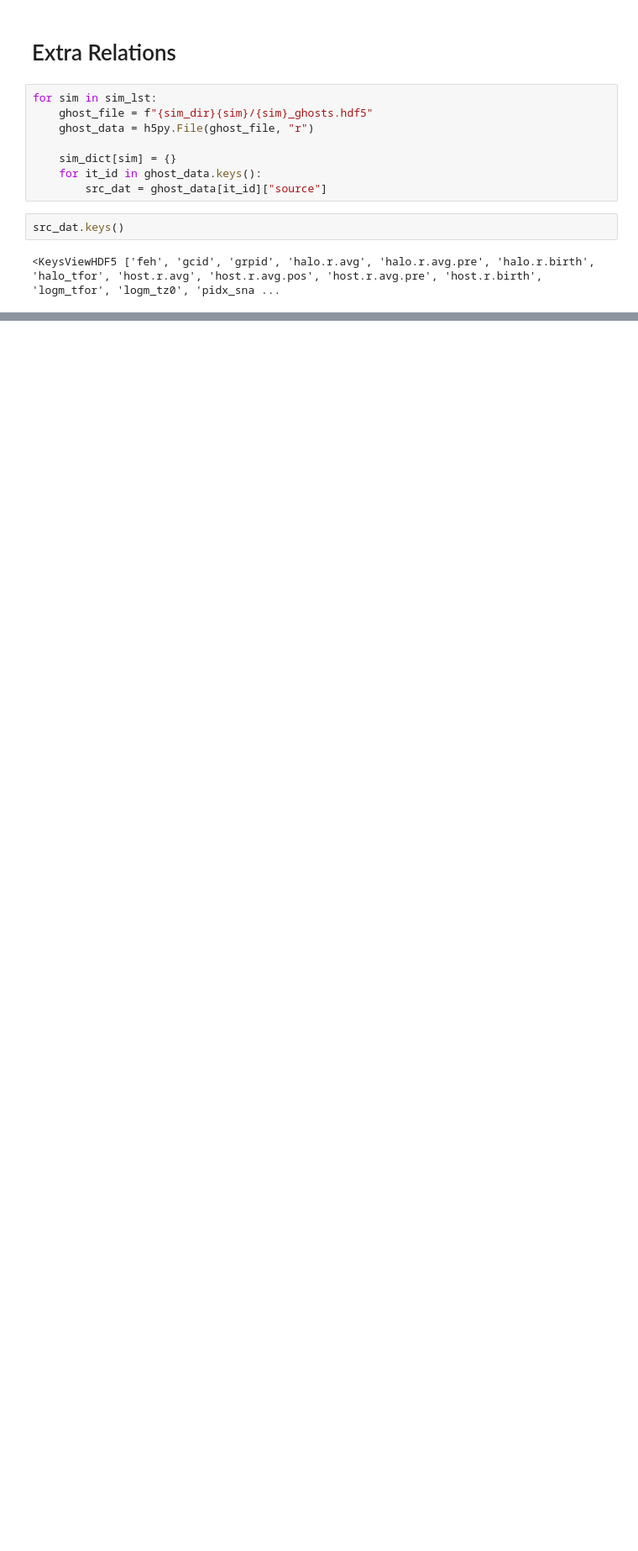
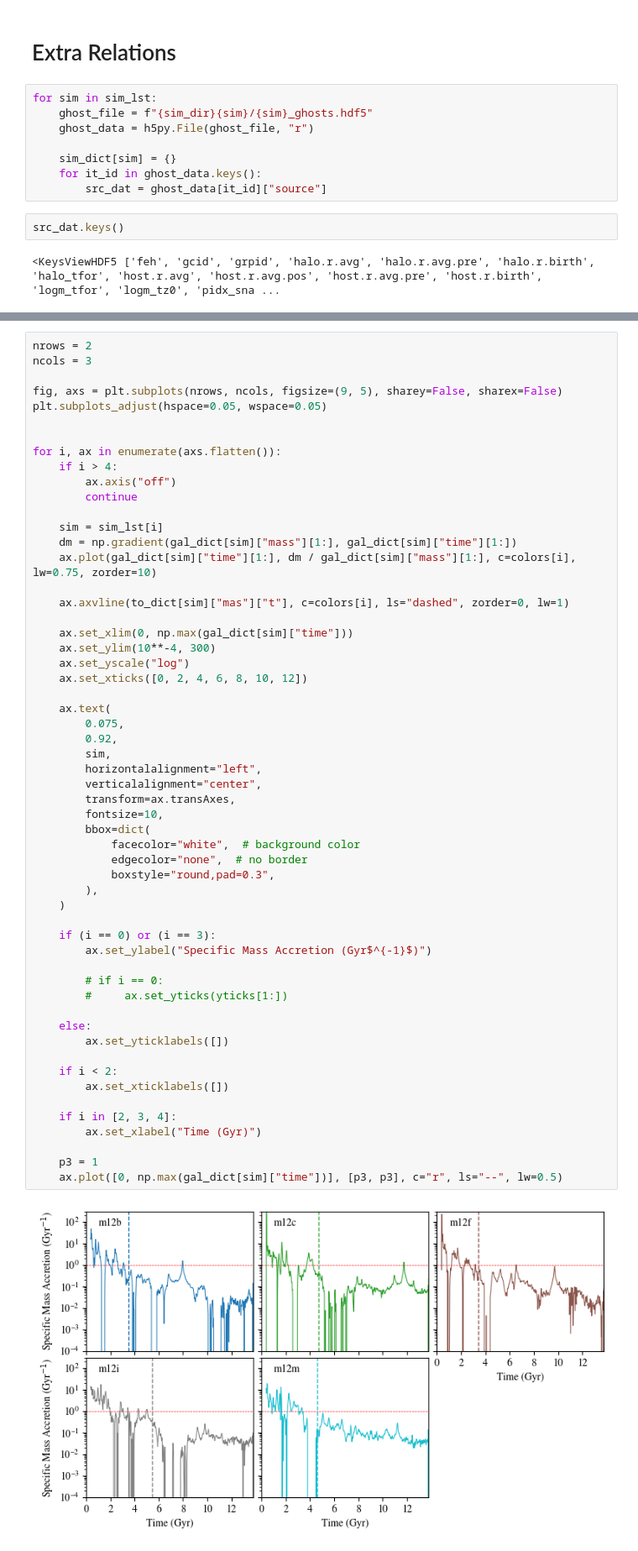
Before and after one commit to finn-pal/ghost_accretions, a Jupyter notebook: notebooks_narrative/time_development.ipynb, the cells around one changed output, grey strips where cells are left out. Shown at 84% size. Saved outputs shown, nothing was run; the diff lists cells and outputs as text; blank space fills up the shorter version.

```diff
--- a/notebooks_narrative/time_development.ipynb
+++ b/notebooks_narrative/time_development.ipynb
@@ -1305,0 +1450,58 @@ plt.yscale("log")
+# %%
+nrows = 2
+ncols = 3
+
+fig, axs = plt.subplots(nrows, ncols, figsize=(9, 5), sharey=False, sharex=False)
+plt.subplots_adjust(hspace=0.05, wspace=0.05)
+
+
+for i, ax in enumerate(axs.flatten()):
+    if i > 4:
+        ax.axis("off")
+        continue
+
+    sim = sim_lst[i]
+    dm = np.gradient(gal_dict[sim]["mass"][1:], gal_dict[sim]["time"][1:])
+    ax.plot(gal_dict[sim]["time"][1:], dm / gal_dict[sim]["mass"][1:], c=colors[i], lw=0.75, zorder=10)
+
+    ax.axvline(to_dict[sim]["mas"]["t"], c=colors[i], ls="dashed", zorder=0, lw=1)
+
+    ax.set_xlim(0, np.max(gal_dict[sim]["time"]))
+    ax.set_ylim(10**-4, 300)
+    ax.set_yscale("log")
+    ax.set_xticks([0, 2, 4, 6, 8, 10, 12])
+
+    ax.text(
+        0.075,
+        0.92,
+        sim,
+        horizontalalignment="left",
+        verticalalignment="center",
+        transform=ax.transAxes,
+        fontsize=10,
+        bbox=dict(
+            facecolor="white",  # background color
+            edgecolor="none",  # no border
+            boxstyle="round,pad=0.3",
+        ),
+    )
+
+    if (i == 0) or (i == 3):
+        ax.set_ylabel("Specific Mass Accretion (Gyr$^{-1}$)")
+
+        # if i == 0:
+        #     ax.set_yticks(yticks[1:])
+
+    else:
+        ax.set_yticklabels([])
+
+    if i < 2:
+        ax.set_xticklabels([])
+
+    if i in [2, 3, 4]:
+        ax.set_xlabel("Time (Gyr)")
+
+    p3 = 1
+    ax.plot([0, np.max(gal_dict[sim]["time"])], [p3, p3], c="r", ls="--", lw=0.5)
+# %% [output]
+[figure, added]
```
Also changed, not shown: parts of 5 cells of this notebook, 34 other files.
